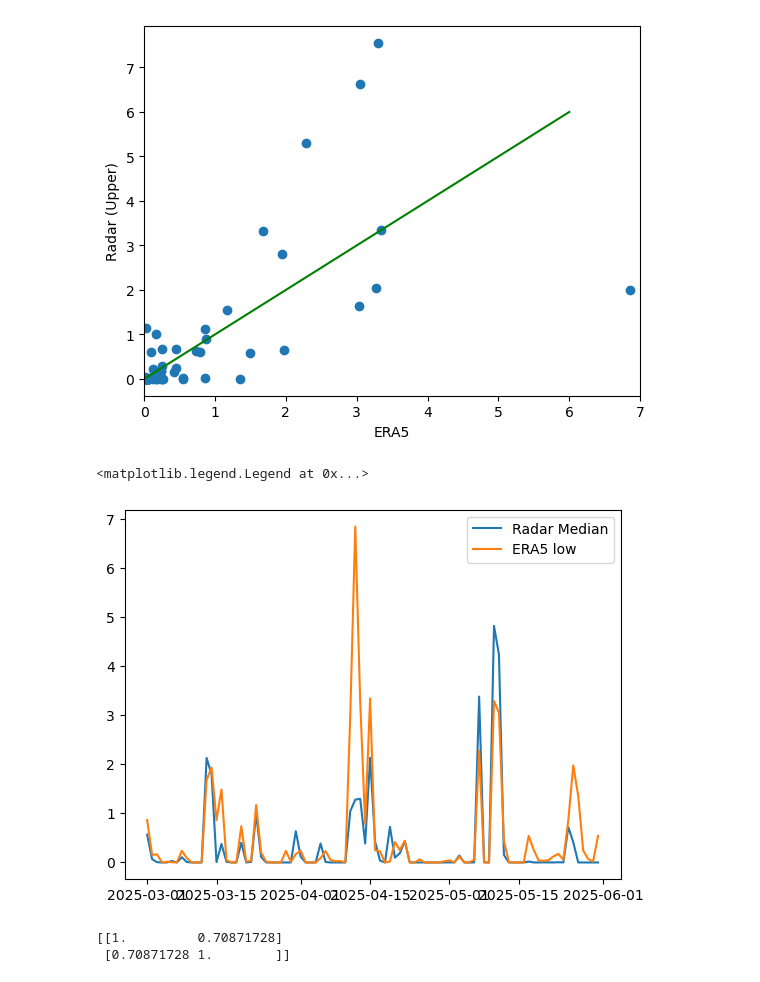
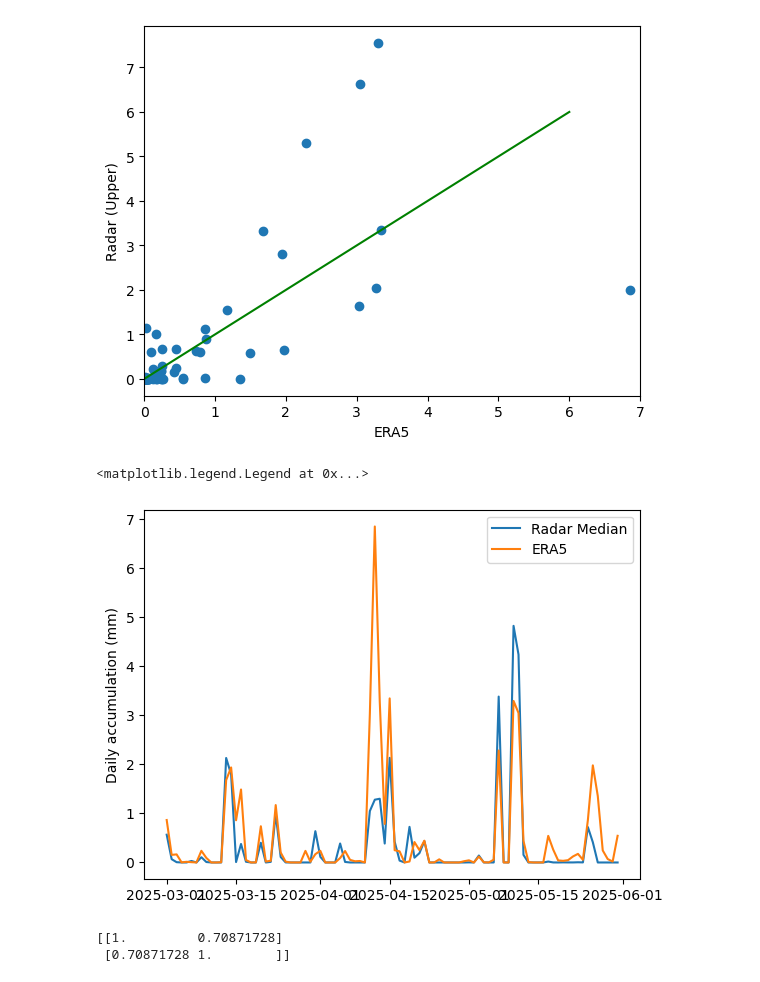
Before and after one commit to Troll-Observing-Network/neumayer-snowfall, a Jupyter notebook: TrollMarchAccum.ipynb, the cells around one changed output. Drawn from its saved outputs; the diff is of its cells as text; code cells hidden in the pictures.

```diff
--- a/TrollMarchAccum.ipynb
+++ b/TrollMarchAccum.ipynb
@@ -208,13 +208,14 @@ plt.plot(np.arange(0, 7), np.arange(0, 7), c='g')
 # %%
 dates = np.arange('2025-03-01', '2025-06-01', dtype='datetime64[D]')
 
 plt.plot(dates, radar_accum, label='Radar Median')
-plt.plot(dates, accum_daily_low, label='ERA5 low')
+plt.plot(dates, accum_daily_low, label='ERA5')
+plt.ylabel('Daily accumulation (mm)')
 #plt.plot(dates, accum_daily_high, label='ERA5 high')
 plt.legend()
 # %% [output]
 <matplotlib.legend.Legend at 0x...>
-[figure, old version]
+[figure, new version]
 # %%
 print(np.corrcoef(radar_accum, accum_daily_low))
 # %% [output]
```
Also changed, not shown: parts of 11 cells of this notebook.
